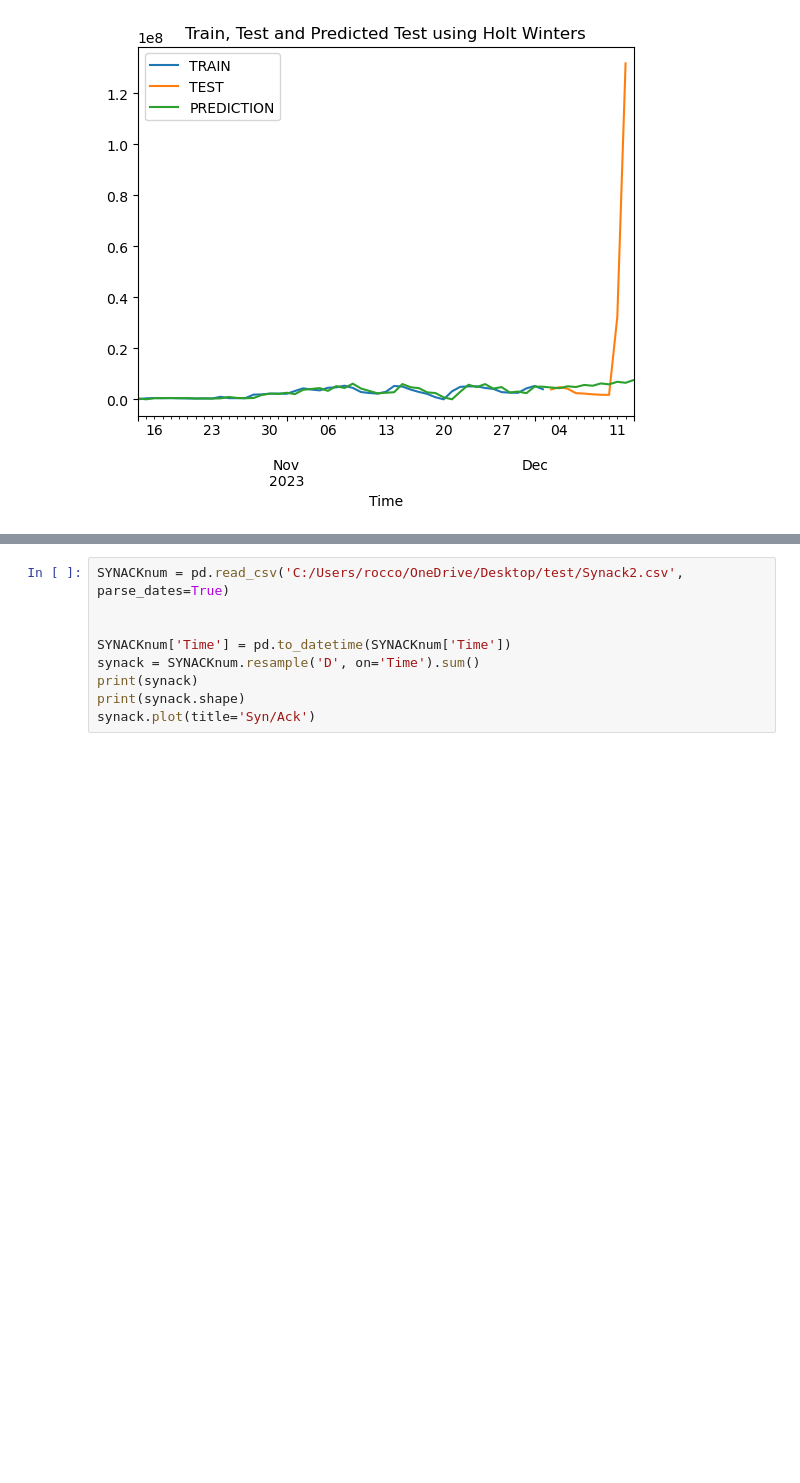
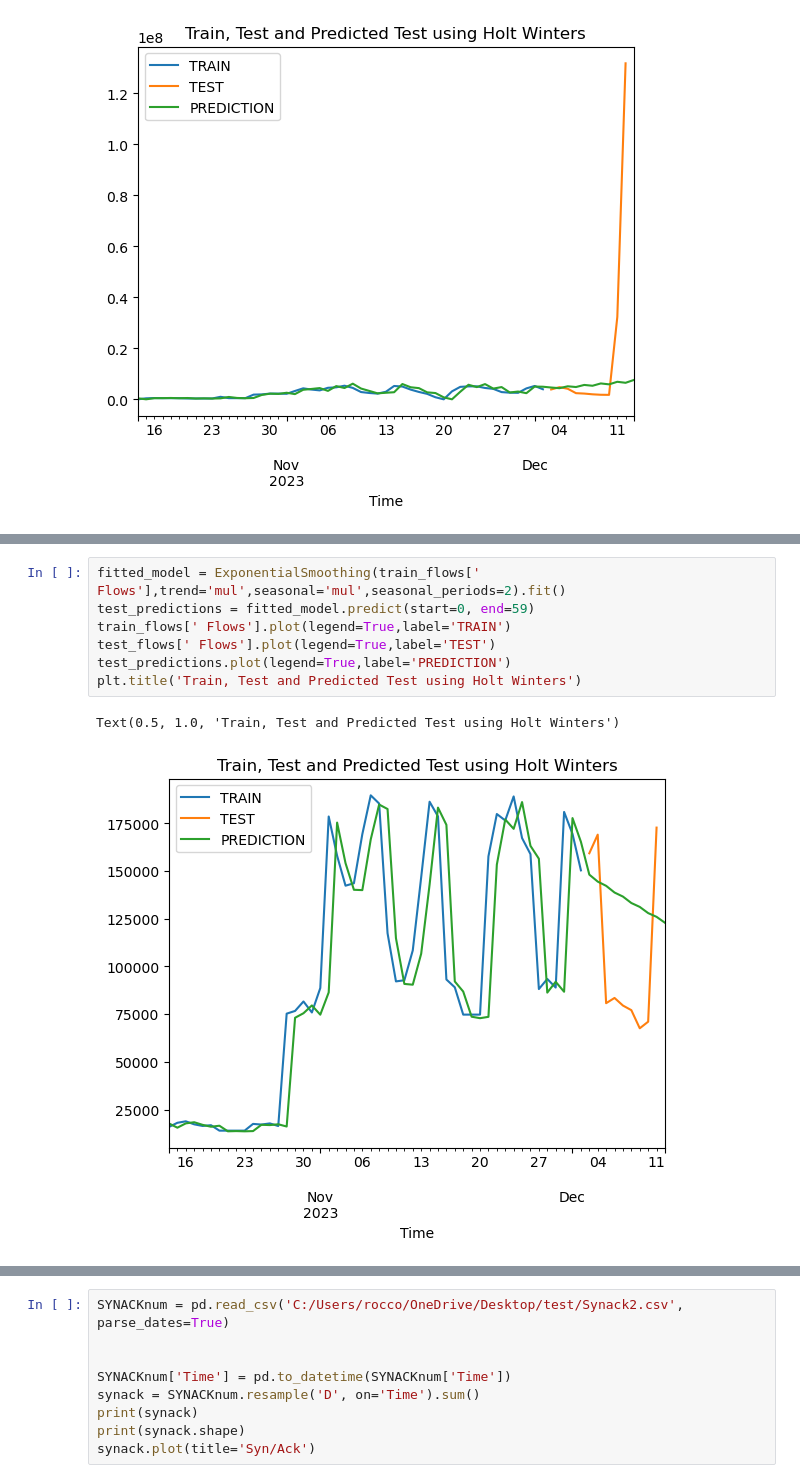
Before and after one commit to RoccoTrolio99/Holt-Winters-Pearson, a Jupyter notebook: Holt-Winters-Prova.ipynb, the cells around one changed output, grey strips where cells are left out. Drawn from its saved outputs; the diff is of its cells as text; blank space fills up the shorter version.

```diff
--- a/Holt-Winters-Prova.ipynb
+++ b/Holt-Winters-Prova.ipynb
@@ -100,0 +151,10 @@ Text(0.5, 1.0, 'Train, Test and Predicted Test using Holt Winters')
+# %%
+fitted_model = ExponentialSmoothing(train_flows[' Flows'],trend='mul',seasonal='mul',seasonal_periods=2).fit()
+test_predictions = fitted_model.predict(start=0, end=59)
+train_flows[' Flows'].plot(legend=True,label='TRAIN')
+test_flows[' Flows'].plot(legend=True,label='TEST')
+test_predictions.plot(legend=True,label='PREDICTION')
+plt.title('Train, Test and Predicted Test using Holt Winters')
+# %% [output]
+Text(0.5, 1.0, 'Train, Test and Predicted Test using Holt Winters')
+[figure, added]
```
Also changed, not shown: parts of 16 cells of this notebook.
